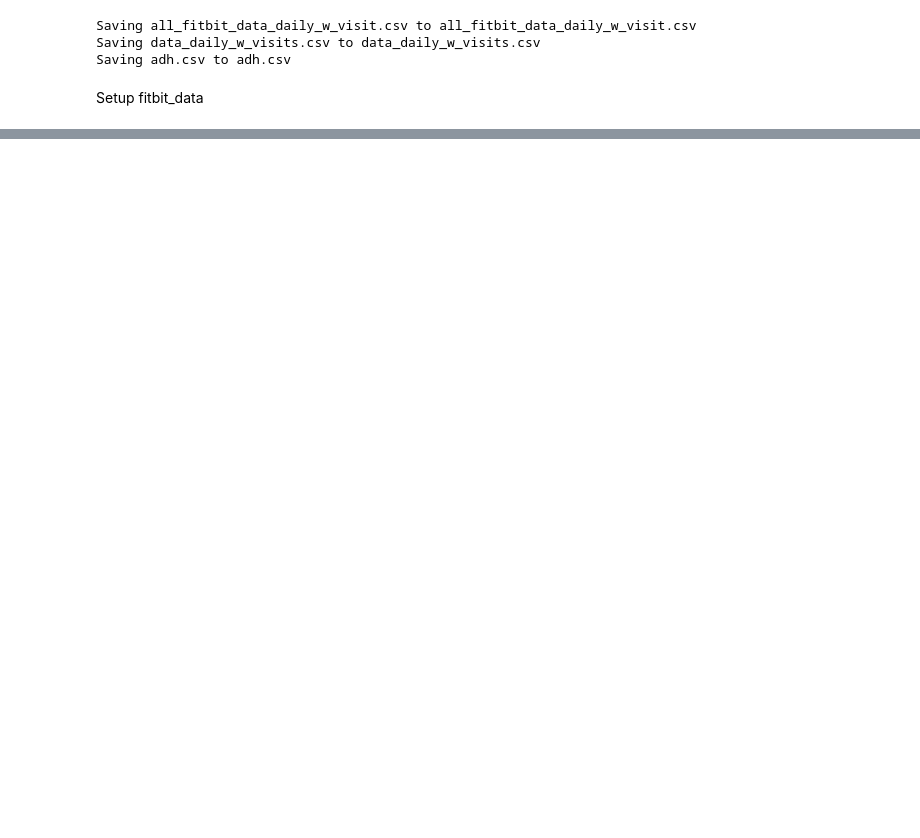
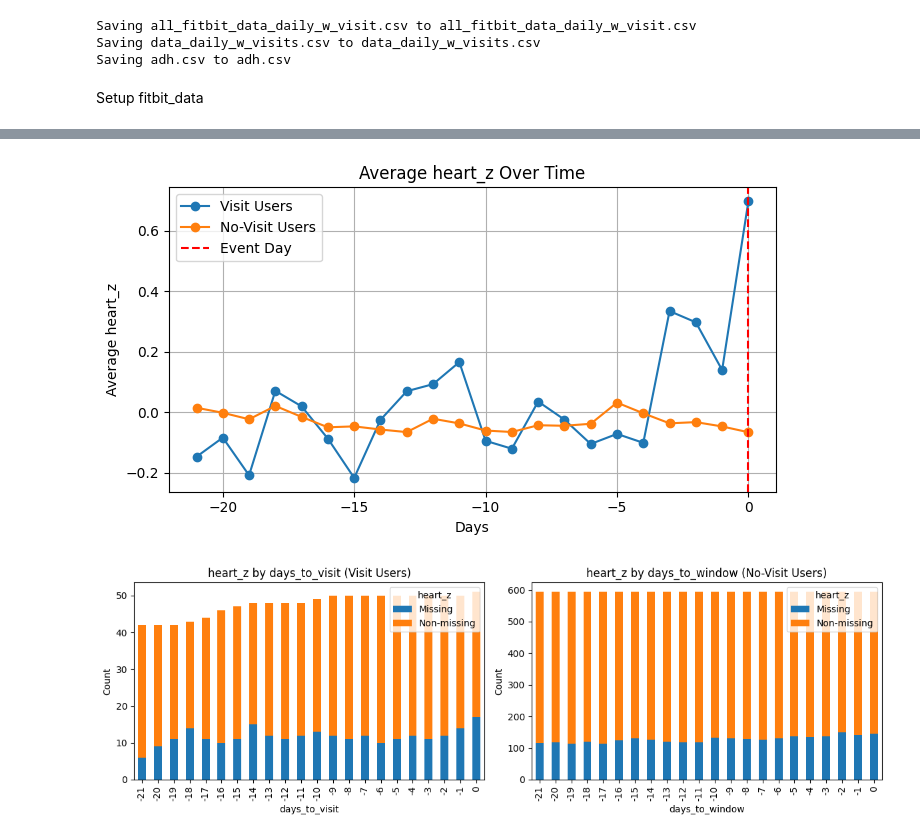
Before and after one commit to jhdaws/mhealth_classification, a Jupyter notebook: data_exploration/data_windows.ipynb, the cells around one changed output, grey strips where cells are left out. Cells and saved outputs as stored; diff of their text form; code cells hidden in the pictures; blank space fills up the shorter version.

```diff
--- a/data_exploration/data_windows.ipynb
+++ b/data_exploration/data_windows.ipynb
@@ -183,0 +259,5 @@ two_week
+# %%
+plot_feature_comparison(three_week_visit, three_week, 'heart_z', bin_continuous=True, n_bins=10)
+# %% [output]
+[figure, added]
+[figure, added]
```
Also changed, not shown: parts of 38 cells of this notebook.
